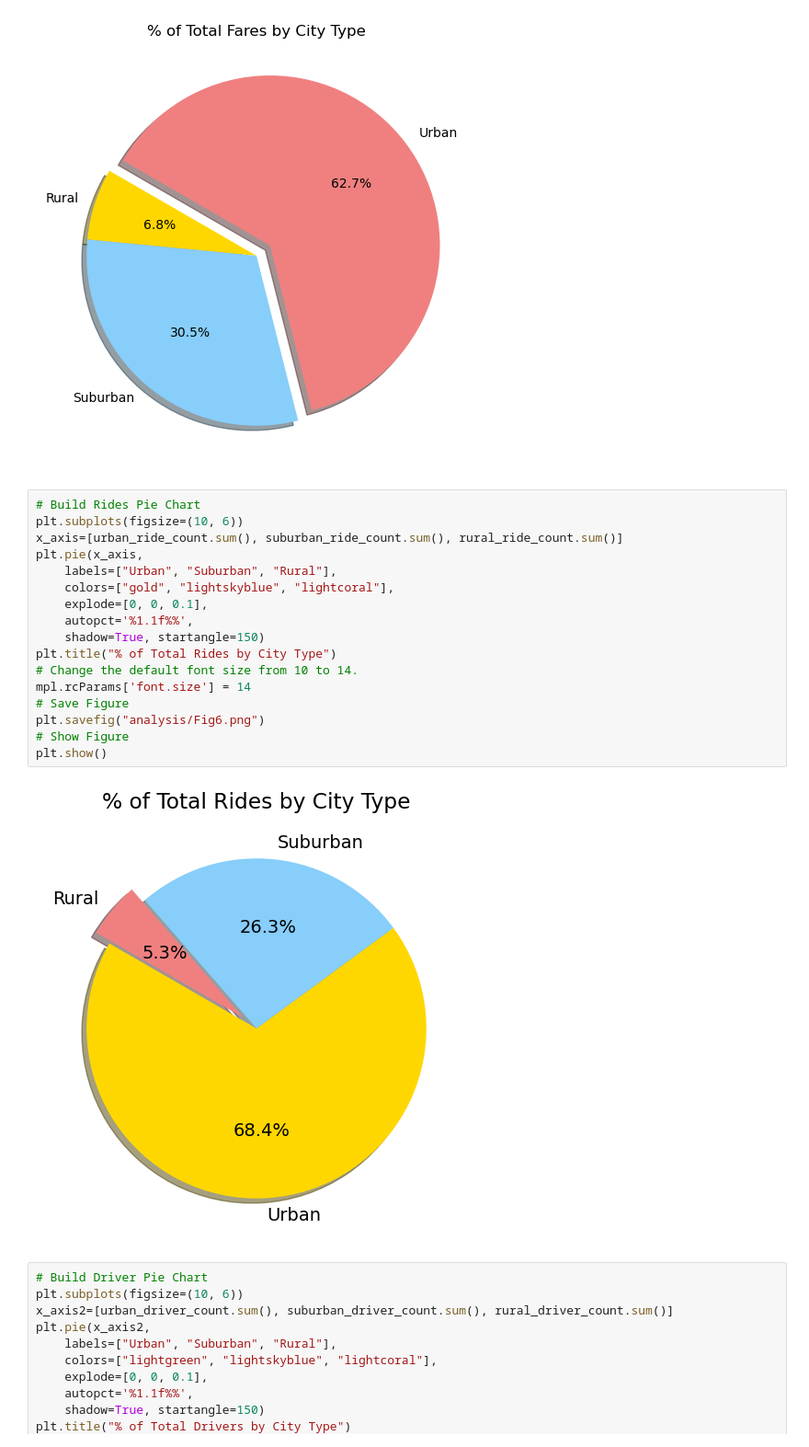
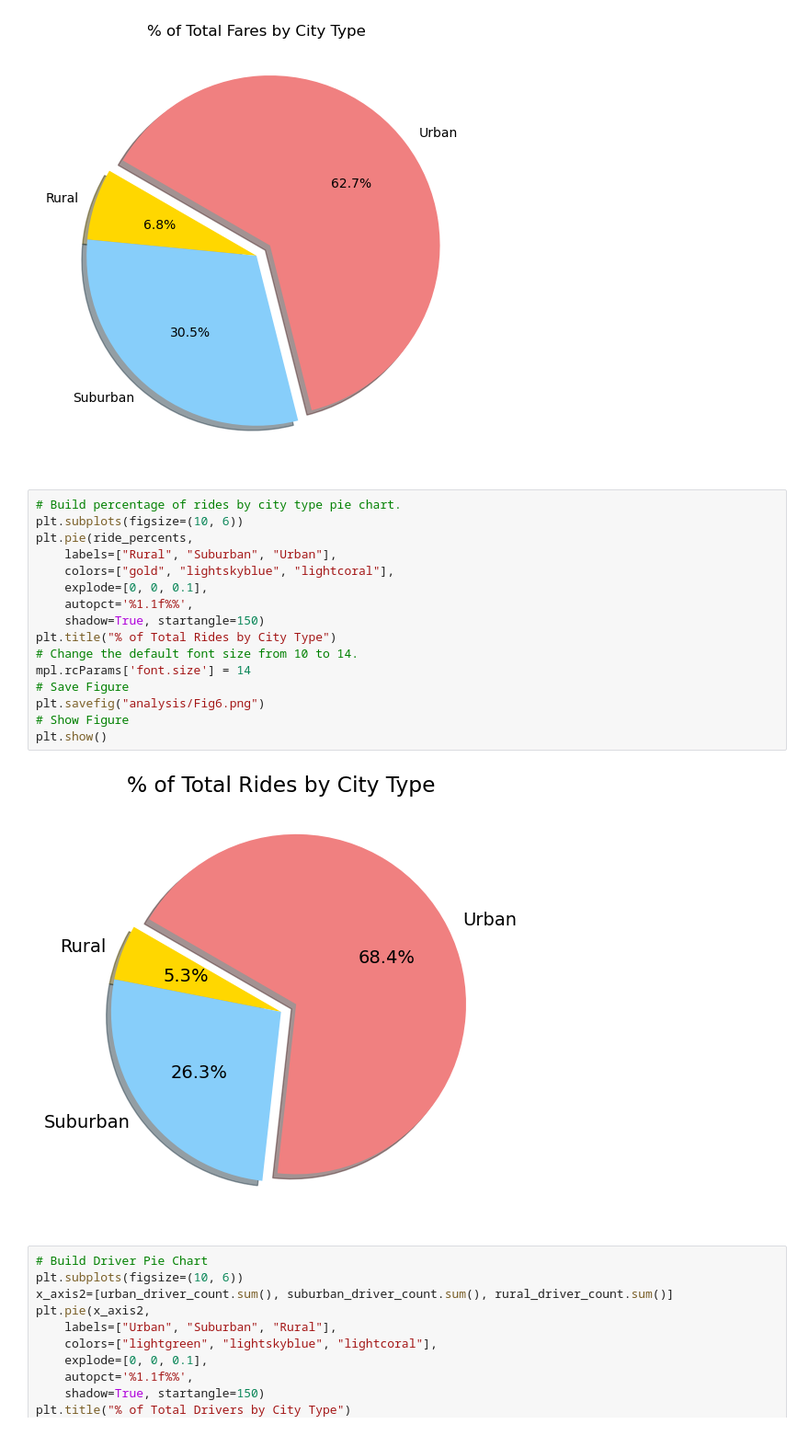
Before and after one commit to LordNebbs/BootcampModule5, a Jupyter notebook: Pyber.ipynb, the cells around one changed output. Shown at 92% size. Cells and saved outputs as stored; diff of their text form.

```diff
--- a/Pyber.ipynb
+++ b/Pyber.ipynb
@@ -816,24 +816,23 @@ plt.show()
 # %% [output]
 [figure]
 # %%
-# Build Rides Pie Chart
+# Build percentage of rides by city type pie chart.
 plt.subplots(figsize=(10, 6))
-x_axis=[urban_ride_count.sum(), suburban_ride_count.sum(), rural_ride_count.sum()]
-plt.pie(x_axis,
-    labels=["Urban", "Suburban", "Rural"],
+plt.pie(ride_percents,
+    labels=["Rural", "Suburban", "Urban"],
     colors=["gold", "lightskyblue", "lightcoral"],
     explode=[0, 0, 0.1],
     autopct='%1.1f%%',
     shadow=True, startangle=150)
 plt.title("% of Total Rides by City Type")
 # Change the default font size from 10 to 14.
 mpl.rcParams['font.size'] = 14
 # Save Figure
 plt.savefig("analysis/Fig6.png")
 # Show Figure
 plt.show()
 # %% [output]
-[figure, old version]
+[figure, new version]
 # %%
 # Build Driver Pie Chart
 plt.subplots(figsize=(10, 6))
```
Also changed, not shown: parts of 3 cells of this notebook, 1 other file.
